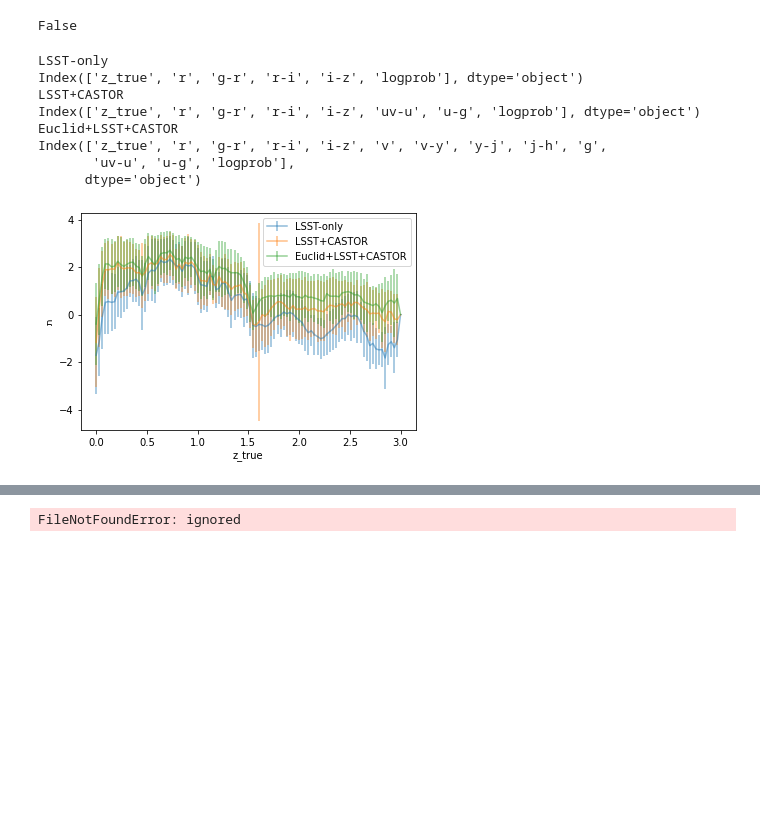
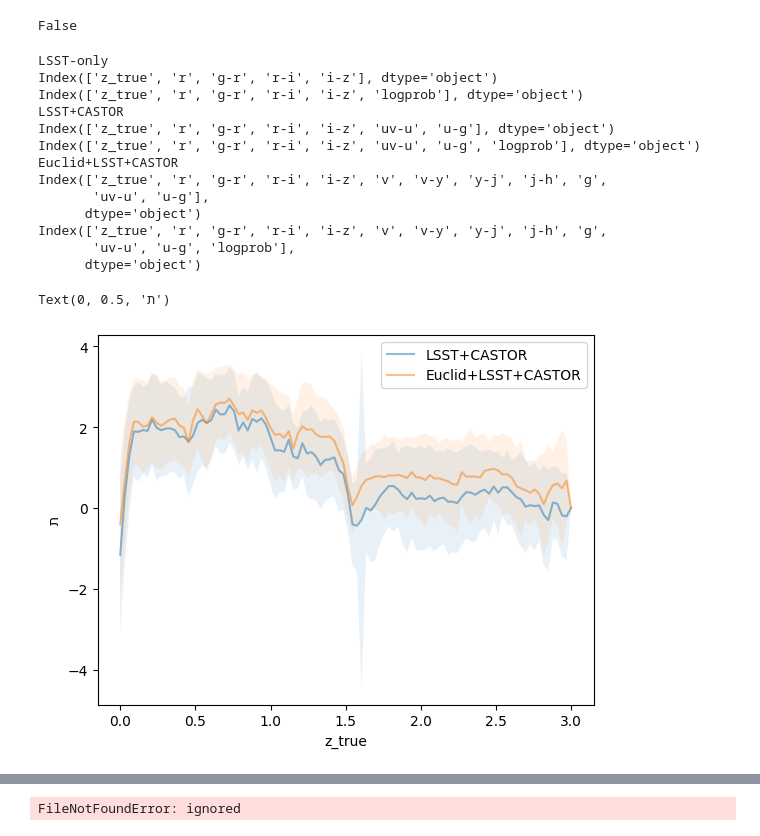
Before and after one commit to aimalz/CASTORpz, a Jupyter notebook: TheLastMetric.ipynb, the cells around one changed output, grey strips where cells are left out. Cells and saved outputs as stored; diff of their text form; code cells hidden in the pictures; blank space fills up the shorter version.

Commit message:
Now reads in saved flows, adding new plots for RNAAS note, issue with LSST-only flows

```diff
--- a/TheLastMetric.ipynb
+++ b/TheLastMetric.ipynb
@@ -545,10 +544,14 @@ catalogs['Euclid+LSST']
 | 964428 | 1.2587 | 23.131750 | 0.215503 | 0.278632 | 0.447965 | 22.777995 | 0.611798 | 0.236079 | 0.120705 |
 | 964429 | 0.5593 | 23.418713 | 0.127887 | 0.138505 | -0.061029 | 23.286846 | 0.071362 | 0.073949 | -0.554244 |
 108838 rows × 9 columns
+# %%
+flows = {}
+for os in available_os:
+  flows[os] = FlowEnsemble(file=f"pzflow_ensemble_for_{os}.pkl")
 # %%
 just_tav = {}
 for os in ['LSST-only','LSST+CASTOR','Euclid+LSST','Euclid+LSST+CASTOR']:
-  just_tav[os] = post_trained[os].log_prob(catalogs[os])
+  just_tav[os] = flows[os].log_prob(catalogs[os])
 # %%
 for os in ['LSST-only','LSST+CASTOR','Euclid+LSST+CASTOR']:
   plt.hist(just_tav[os], alpha=0.25, label=os, density=True, bins=np.linspace(-5, 4, 100))
@@ -599,19 +606,26 @@ for os in ['LSST-only','LSST+CASTOR','Euclid+LSST+CASTOR']:
   errtav[os] = ploterr
 # %% [output]
 LSST-only
+Index(['z_true', 'r', 'g-r', 'r-i', 'i-z'], dtype='object')
 Index(['z_true', 'r', 'g-r', 'r-i', 'i-z', 'logprob'], dtype='object')
 LSST+CASTOR
+Index(['z_true', 'r', 'g-r', 'r-i', 'i-z', 'uv-u', 'u-g'], dtype='object')
 Index(['z_true', 'r', 'g-r', 'r-i', 'i-z', 'uv-u', 'u-g', 'logprob'], dtype='object')
 Euclid+LSST+CASTOR
 Index(['z_true', 'r', 'g-r', 'r-i', 'i-z', 'v', 'v-y', 'y-j', 'j-h', 'g',
+       'uv-u', 'u-g'],
+      dtype='object')
+Index(['z_true', 'r', 'g-r', 'r-i', 'i-z', 'v', 'v-y', 'y-j', 'j-h', 'g',
        'uv-u', 'u-g', 'logprob'],
       dtype='object')
 # %%
-for os in ['LSST-only','LSST+CASTOR','Euclid+LSST+CASTOR']:
-  plt.errorbar(zbins, avgtav[os], errtav[os], label=os, alpha=0.5)
+for os in ['LSST+CASTOR','Euclid+LSST+CASTOR']:
+  plt.plot(zbins, avgtav[os], label=os, alpha=0.5)
+  plt.fill_between(zbins, avgtav[os] - errtav[os], avgtav[os] + errtav[os], alpha = 0.1)
 plt.legend()
 plt.xlabel('z_true')
 plt.ylabel(chr(0x05ea))
-plt.savefig(prepend+'all_combos_over_z.pdf')
+# plt.savefig(prepend+'all_combos_over_z.pdf')
 # %% [output]
+Text(0, 0.5, 'ת')
-[figure, old version]
+[figure, new version]
```
Also changed, not shown: parts of 11 cells of this notebook.
